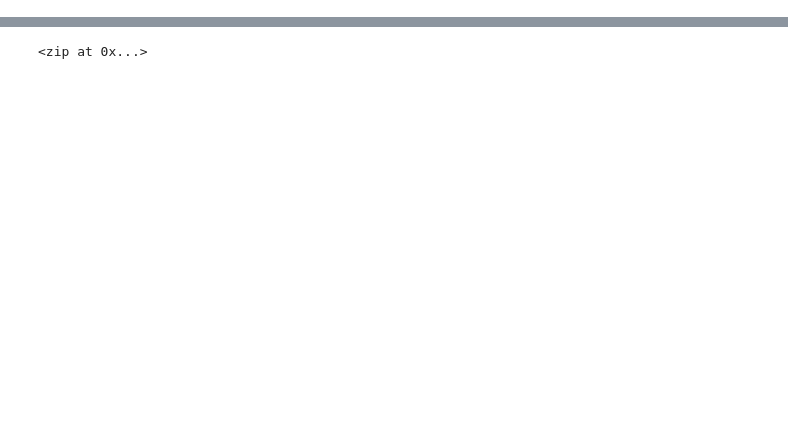
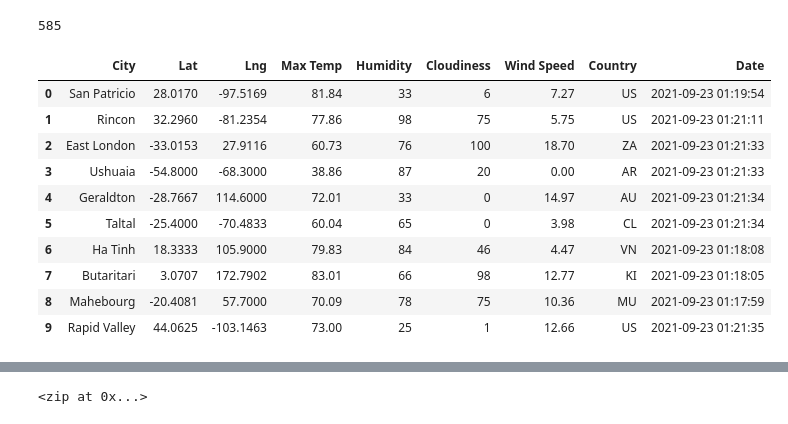
Before and after one commit to abeituni/World_Weather_Analysis, a Jupyter notebook: WeatherPy.ipynb, the cells around one changed output, grey strips where cells are left out. Cells and saved outputs as stored; diff of their text form; code cells hidden in the pictures; blank space fills up the shorter version.

```diff
--- a/WeatherPy.ipynb
+++ b/WeatherPy.ipynb
@@ -5,0 +98,20 @@ import numpy as np
+# %%
+len(city_data)
+# %% [output]
+585
+# %%
+# Convert the array of dictionaries to a Pandas DataFrame.
+city_data_df = pd.DataFrame(city_data)
+city_data_df.head(10)
+# %% [output]
+|  | City | Lat | Lng | Max Temp | Humidity | Cloudiness | Wind Speed | Country | Date |
+| 0 | San Patricio | 28.0170 | -97.5169 | 81.84 | 33 | 6 | 7.27 | US | 2021-09-23 01:19:54 |
+| 1 | Rincon | 32.2960 | -81.2354 | 77.86 | 98 | 75 | 5.75 | US | 2021-09-23 01:21:11 |
+| 2 | East London | -33.0153 | 27.9116 | 60.73 | 76 | 100 | 18.70 | ZA | 2021-09-23 01:21:33 |
+| 3 | Ushuaia | -54.8000 | -68.3000 | 38.86 | 87 | 20 | 0.00 | AR | 2021-09-23 01:21:33 |
+| 4 | Geraldton | -28.7667 | 114.6000 | 72.01 | 33 | 0 | 14.97 | AU | 2021-09-23 01:21:34 |
+| 5 | Taltal | -25.4000 | -70.4833 | 60.04 | 65 | 0 | 3.98 | CL | 2021-09-23 01:21:34 |
+| 6 | Ha Tinh | 18.3333 | 105.9000 | 79.83 | 84 | 46 | 4.47 | VN | 2021-09-23 01:18:08 |
+| 7 | Butaritari | 3.0707 | 172.7902 | 83.01 | 66 | 98 | 12.77 | KI | 2021-09-23 01:18:05 |
+| 8 | Mahebourg | -20.4081 | 57.7000 | 70.09 | 78 | 75 | 10.36 | MU | 2021-09-23 01:17:59 |
+| 9 | Rapid Valley | 44.0625 | -103.1463 | 73.00 | 25 | 1 | 12.66 | US | 2021-09-23 01:21:35 |
```
Also changed, not shown: parts of 8 cells of this notebook, 3 other files.
